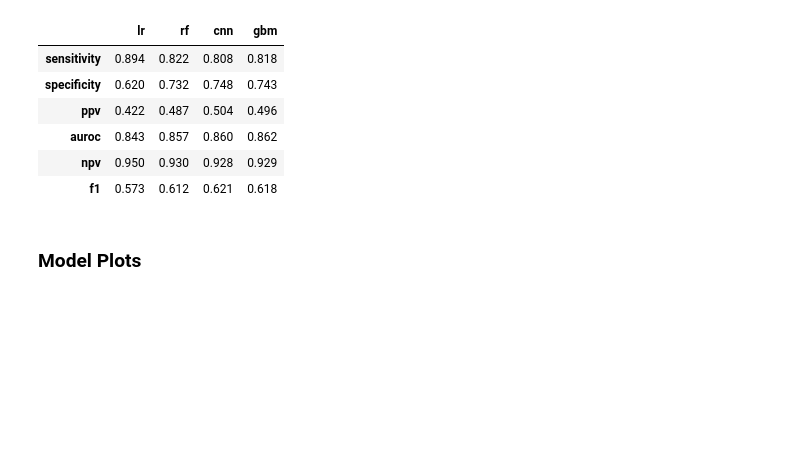
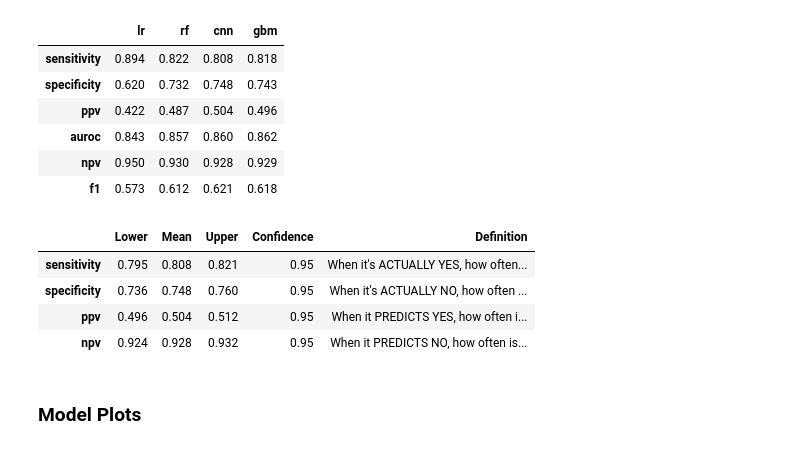
Before and after one commit to sudarshan85/imminent-adm-mimic, a Jupyter notebook: analysis/result_analysis.ipynb, the cells around one changed output. Drawn from its saved outputs; the diff is of its cells as text; code cells hidden in the pictures; blank space fills up the shorter version.

```diff
--- a/analysis/result_analysis.ipynb
+++ b/analysis/result_analysis.ipynb
@@ -72,6 +72,14 @@ metrics
 | auroc | 0.843 | 0.857 | 0.860 | 0.862 |
 | npv | 0.950 | 0.930 | 0.928 | 0.929 |
 | f1 | 0.573 | 0.612 | 0.621 | 0.618 |
+# %%
+bams['cnn'].get_avg_metrics(conf=0.95)
+# %% [output]
+|  | Lower | Mean | Upper | Confidence | Definition |
+| sensitivity | 0.795 | 0.808 | 0.821 | 0.95 | When it's ACTUALLY YES, how often... |
+| specificity | 0.736 | 0.748 | 0.760 | 0.95 | When it's ACTUALLY NO, how often ... |
+| ppv | 0.496 | 0.504 | 0.512 | 0.95 | When it PREDICTS YES, how often i... |
+| npv | 0.924 | 0.928 | 0.932 | 0.95 | When it PREDICTS NO, how often is... |
 # %% [markdown]
 ### Model Plots
 # %%
```
Also changed, not shown: parts of 3 cells of this notebook, 3 other files.
